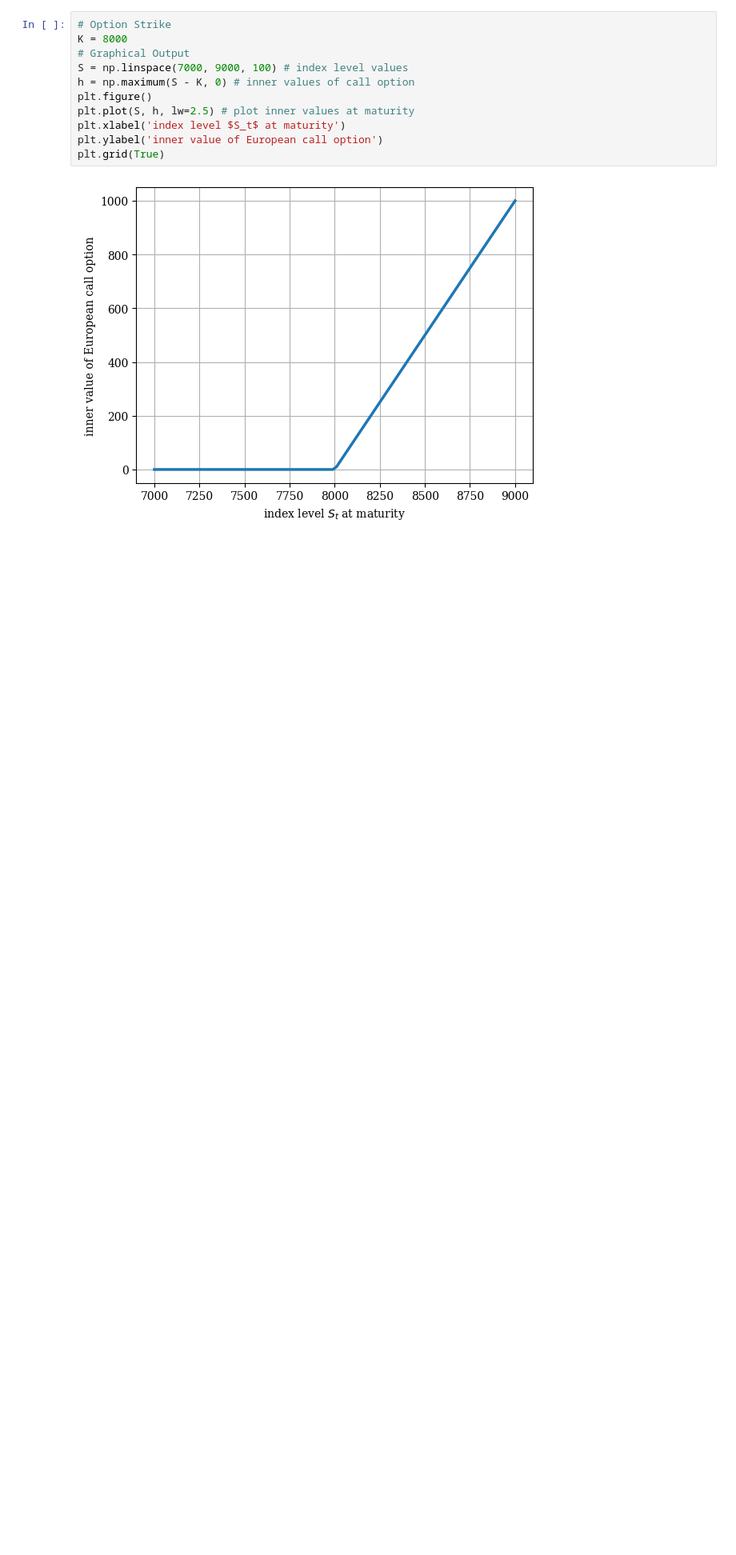
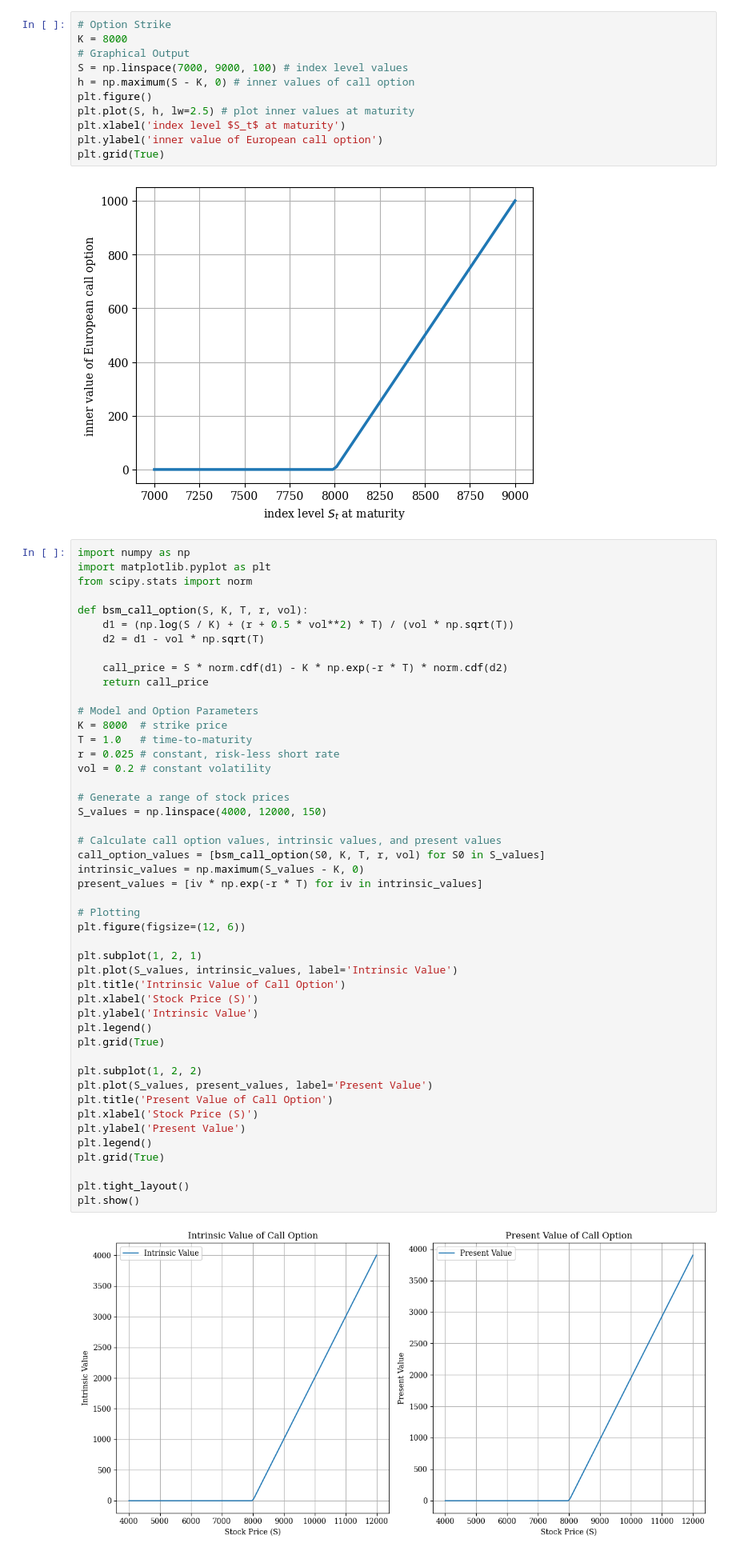
Before and after one commit to ranjan2829/Quant, a Jupyter notebook: section_[1_1]_Options_Market_Based_Valuation_Derivatives_in_Python.ipynb, the cells around one changed output. Shown at 80% size. Saved outputs shown, nothing was run; the diff lists cells and outputs as text; blank space fills up the shorter version.

```diff
--- a/section_[1_1]_Options_Market_Based_Valuation_Derivatives_in_Python.ipynb
+++ b/section_[1_1]_Options_Market_Based_Valuation_Derivatives_in_Python.ipynb
@@ -19,3 +19,52 @@ plt.ylabel('inner value of European call option')
 plt.grid(True)
 # %% [output]
 [figure]
+# %%
+import numpy as np
+import matplotlib.pyplot as plt
+from scipy.stats import norm
+
+def bsm_call_option(S, K, T, r, vol):
+    d1 = (np.log(S / K) + (r + 0.5 * vol**2) * T) / (vol * np.sqrt(T))
+    d2 = d1 - vol * np.sqrt(T)
+
+    call_price = S * norm.cdf(d1) - K * np.exp(-r * T) * norm.cdf(d2)
+    return call_price
+
+# Model and Option Parameters
+K = 8000  # strike price
+T = 1.0   # time-to-maturity
+r = 0.025 # constant, risk-less short rate
+vol = 0.2 # constant volatility
+
+# Generate a range of stock prices
+S_values = np.linspace(4000, 12000, 150)
+
+# Calculate call option values, intrinsic values, and present values
+call_option_values = [bsm_call_option(S0, K, T, r, vol) for S0 in S_values]
+intrinsic_values = np.maximum(S_values - K, 0)
+present_values = [iv * np.exp(-r * T) for iv in intrinsic_values]
+
+# Plotting
+plt.figure(figsize=(12, 6))
+
+plt.subplot(1, 2, 1)
+plt.plot(S_values, intrinsic_values, label='Intrinsic Value')
+plt.title('Intrinsic Value of Call Option')
+plt.xlabel('Stock Price (S)')
+plt.ylabel('Intrinsic Value')
+plt.legend()
+plt.grid(True)
+
+plt.subplot(1, 2, 2)
+plt.plot(S_values, present_values, label='Present Value')
+plt.title('Present Value of Call Option')
+plt.xlabel('Stock Price (S)')
+plt.ylabel('Present Value')
+plt.legend()
+plt.grid(True)
+
+plt.tight_layout()
+plt.show()
+# %% [output]
+[figure, added]
```
